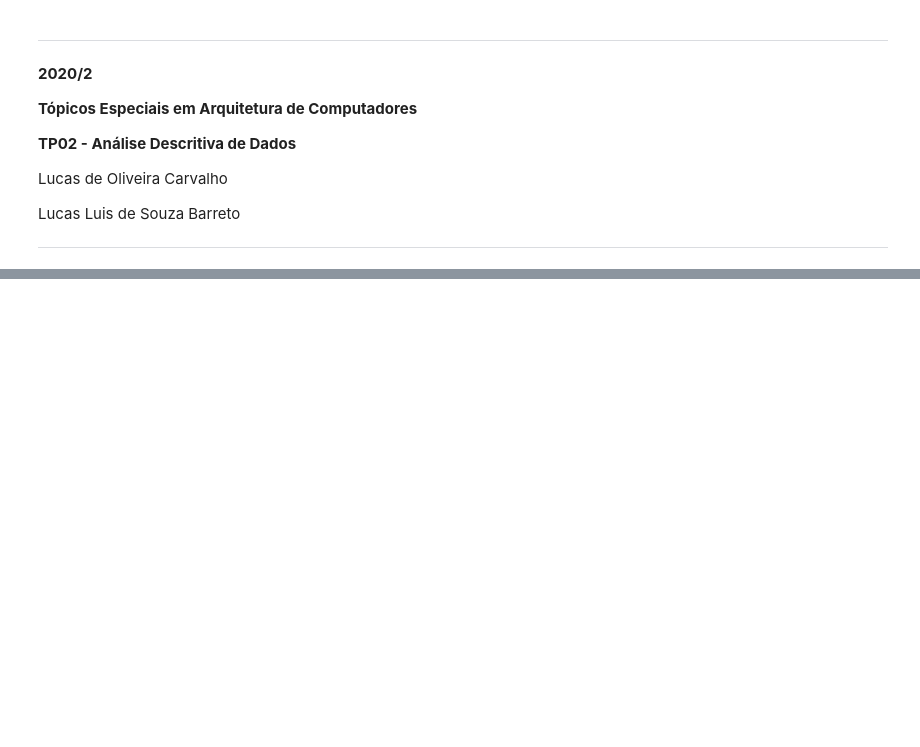
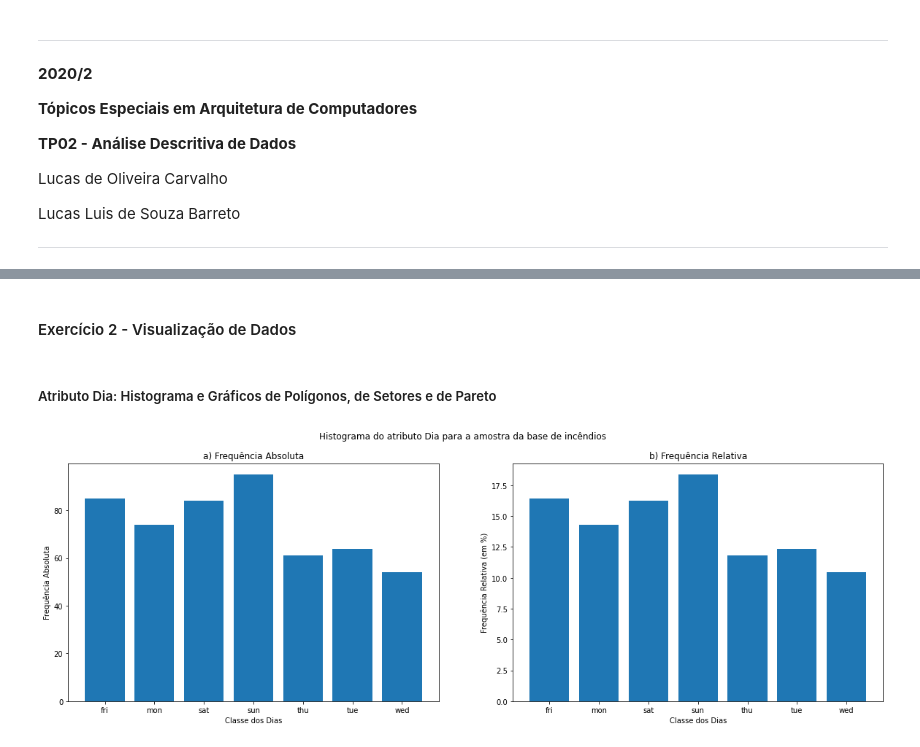
Before and after one commit to ldocarvalho/Analise-Descritiva-Fires, a Jupyter notebook: TP2_AnaliseDescritiva.ipynb, the cells around one changed output, grey strips where cells are left out. Saved outputs shown, nothing was run; the diff lists cells and outputs as text; code cells hidden in the pictures; blank space fills up the shorter version.

Commit message:
Distribuições de frequência e visualização dos dados

```diff
--- a/TP2_AnaliseDescritiva.ipynb
+++ b/TP2_AnaliseDescritiva.ipynb
@@ -48,0 +22,3 @@ dfFires
+# %%
+dfFires = pd.read_csv('https://raw.githubusercontent.com/lucasdsbarreto/IntroducaoMineracaoDadosDatasets/main/forestfires.csv')
+dfFires
@@ -48,0 +43,4 @@ dfFires
+# %%
+classesDay = dfFires['day'].unique()
+classesDay.sort()
+classesDay
@@ -48,0 +49,15 @@ dfFires
+# %%
+distFrequenciaDay = []
+frequenciaAcumulada = 0
+totalDados = len(dfFires)
+
+for classe in classesDay:
+  limiteInferior = " Não Possui "
+  limiteSuperior = " Nao Possui "
+  pontoMedio = " Nao Possui "
+  frequenciaAbsoluta = len(dfFires[dfFires['day']==classe])
+  frequenciaAcumulada = frequenciaAcumulada+frequenciaAbsoluta
+
+  distFrequenciaDay.append([classe, limiteInferior, pontoMedio, limiteSuperior, frequenciaAbsoluta, (frequenciaAbsoluta/totalDados)*100, frequenciaAcumulada, (frequenciaAcumulada/totalDados)*100])
+
+dfDistFreqDay = pd.DataFrame(distFrequenciaDay,columns= ["Classe","Limite Inferior", "Ponto Médio", "Limite Superior", "Frequência Absoluta", "Frequência Relativa", "Frequência Acumulada", "Frequência Acumulada Relativa"])
@@ -48,0 +253,19 @@ dfFires
+# %% [markdown]
+#### Exercício 2 - Visualização de Dados
+# %% [markdown]
+##### Atributo Dia: Histograma e Gráficos de Polígonos, de Setores e de Pareto
+# %%
+fig,axes = plt.subplots(nrows=1,ncols=2,figsize=(20,6))
+
+axes[0].bar(classesDay,dfDistFreqDay["Frequência Absoluta"])
+axes[0].set_title("a) Frequência Absoluta")
+axes[0].set(xlabel = "Classe dos Dias", ylabel = "Frequência Absoluta")
+axes[1].bar(classesDay,dfDistFreqDay["Frequência Relativa"])
+axes[1].set_title("b) Frequência Relativa")
+axes[1].set(xlabel = "Classe dos Dias", ylabel = "Frequência Relativa (em %)")
+
+
+fig.suptitle("Histograma do atributo Dia para a amostra da base de incêndios")
+fig.show()
+# %% [output]
+[figure, added]
```
Also changed, not shown: parts of 94 cells of this notebook.
